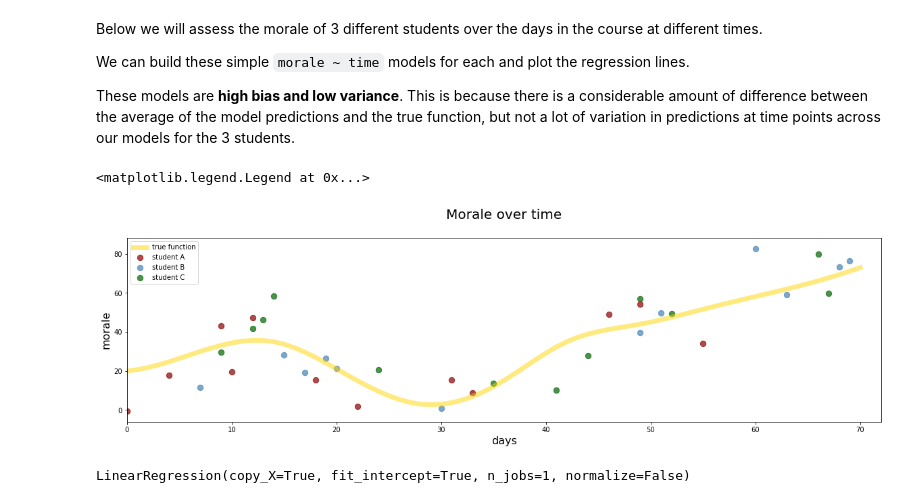
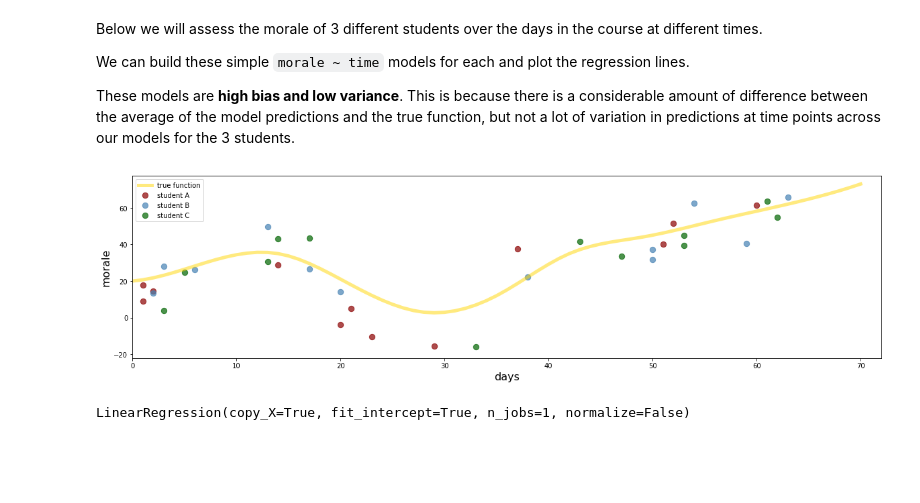
Before and after one commit to joshuacook/intensive, a Jupyter notebook: ipynb/lecture-11-the-bias-variance-tradeoff.ipynb, the cells around one changed output. Saved outputs shown, nothing was run; the diff lists cells and outputs as text; code cells hidden in the pictures; blank space fills up the shorter version.

```diff
--- a/ipynb/lecture-11-the-bias-variance-tradeoff.ipynb
+++ b/ipynb/lecture-11-the-bias-variance-tradeoff.ipynb
@@ -57,7 +60,9 @@ The `interp1d` function creates an interpolation function for us between the wee
 # %%
 ###### Build interpolation function using weekpoints and measurements of morale
 
-morale_func = interp1d(weekpoints, moralepoints, kind='cubic')
+morale_func = interp1d(weekpoints,
+                       moralepoints,
+                       kind='cubic')
 # %% [markdown]
 We can plot out the "true function" of days predicting morale below:
 # %%
@@ -129,9 +134,15 @@ Each student has had their morale checked 12 different times throughout the cour
 
 students = {}
 for student in ['A','B','C','D']:
-    daysamp = np.random.choice(days, replace=False, size=12)
-    morales = morale_func(daysamp) + np.random.normal(0,13, size=12)
-    students[student] = {'days':daysamp, 'morale':morales}
+
+    daysamp  = np.random.choice(days, 12)
+    morales  = morale_func(daysamp)
+    morales += np.random.normal(0, 13, 12)
+
+    students[student] = {
+        'days' : daysamp,
+        'morale': morales
+    }
 # %% [markdown]
 #### Student A's morale over time
 # %% [markdown]
@@ -363,30 +418,38 @@ We can build these simple `morale ~ time` models for each and plot the regressio
 
 These models are **high bias and low variance**. This is because there is a considerable amount of difference between the average of the model predictions and the true function, but not a lot of variation in predictions at time points across our models for the 3 students.
 # %%
-###### Plot Measured Values for Students A, B, and C versus True Morale
+###### Morale over Time
 
 plt.figure(figsize=(20, 5))
 
-plt.plot(days, morale_true, lw=7., c='gold', alpha=0.5, label='true function')
+plt.plot(days, morale_true,
+         linewidth=5, color='gold',
+         alpha=0.5, label='true function')
 
-plt.scatter(students['A']['days'], students['A']['morale'],
-           s=70, c='darkred', label='student A', alpha=0.7)
+plt.scatter(students['A']['days'],
+            students['A']['morale'],
+            s=70, c='darkred',
+            label='student A', alpha=0.7)
 
-plt.scatter(students['B']['days'], students['B']['morale'],
-           s=70, c='steelblue', label='student B', alpha=0.7)
+plt.scatter(students['B']['days'],
+            students['B']['morale'],
+            s=70, c='steelblue',
+            label='student B', alpha=0.7)
 
-plt.scatter(students['C']['days'], students['C']['morale'],
-           s=70, c='darkgreen', label='student C', alpha=0.7)
+plt.scatter(students['C']['days'],
+            students['C']['morale'],
+            s=70, c='darkgreen',
+            label='student C', alpha=0.7)
 
 plt.xlabel('days', fontsize=16)
 plt.ylabel('morale', fontsize=16)
-plt.title('Morale over time\n', fontsize=20)
 plt.xlim([0, 72])
 
 plt.legend(loc='upper left')
+
+plt.show()
 # %% [output]
-<matplotlib.legend.Legend at 0x...>
-[figure, old version]
+[figure, new version]
 # %%
 ###### Fit model for Student B
 
```
Also changed, not shown: parts of 18 cells of this notebook, 13 other files.
